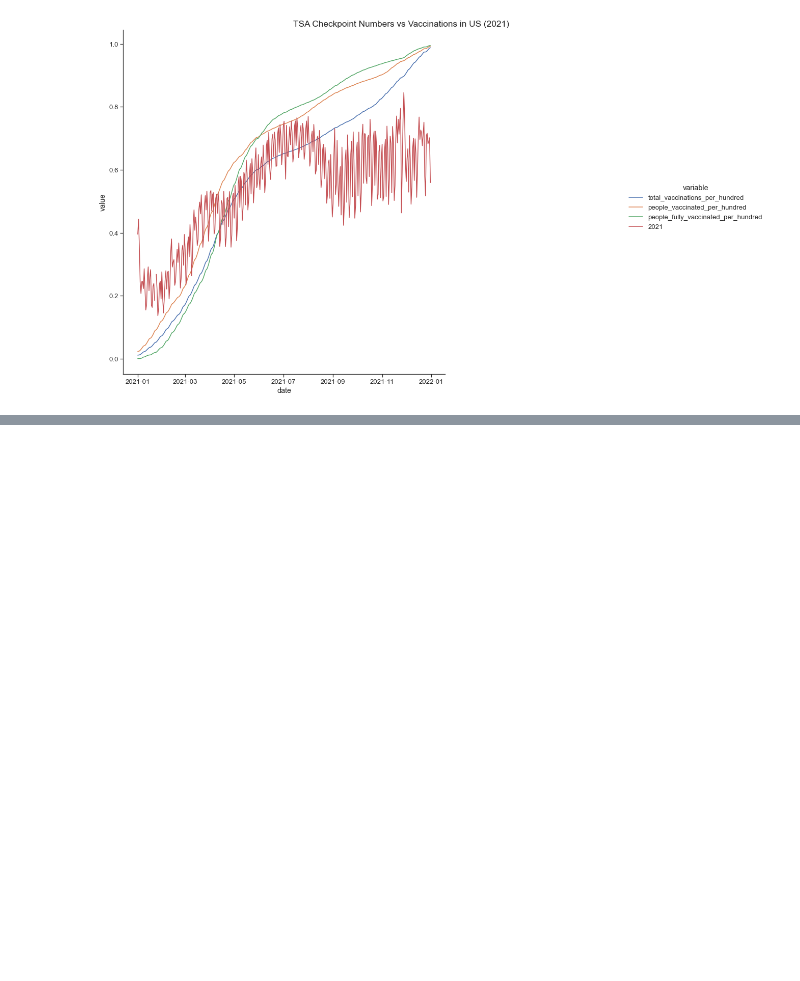
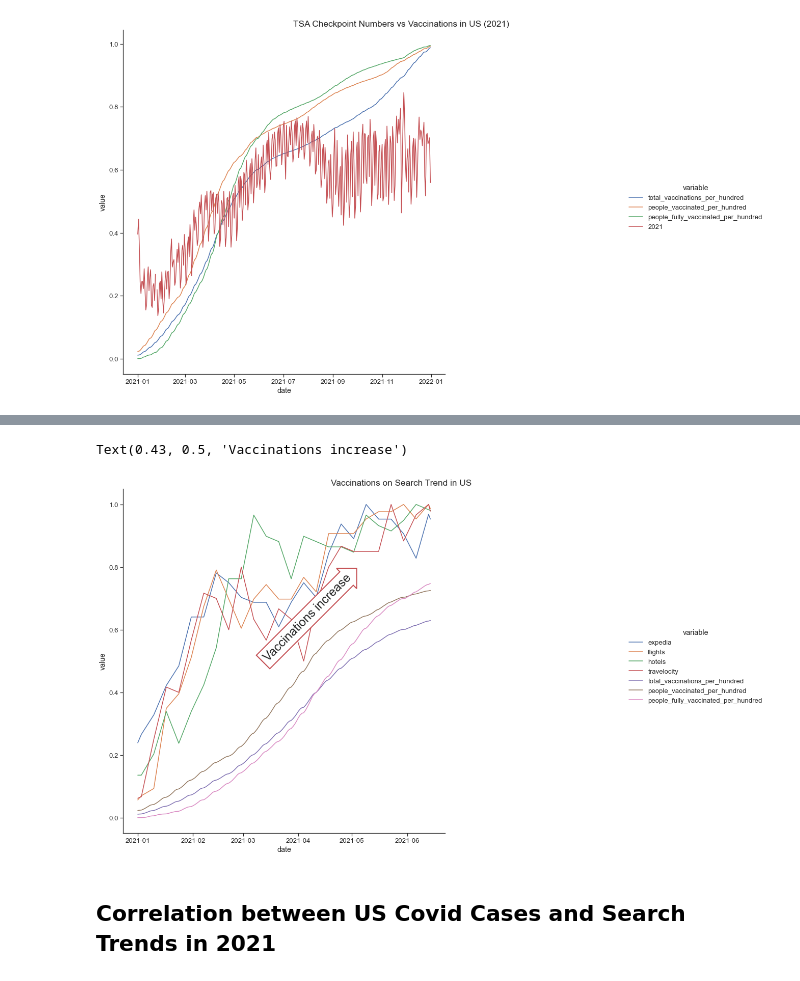
Before and after one commit to jitrapon/mads-milestone-i, a Jupyter notebook: exploration.ipynb, the cells around one changed output, grey strips where cells are left out. Drawn from its saved outputs; the diff is of its cells as text; code cells hidden in the pictures; blank space fills up the shorter version.

```diff
--- a/exploration.ipynb
+++ b/exploration.ipynb
@@ -466,0 +546,12 @@ plot_combined(merged, 'TSA Checkpoint Numbers vs Vaccinations in US (2021)')
+# %%
+# shift the search trend dataframe by the lag period
+lag_period_days = 28
+search_trend_norm_shift_us = search_trend_norm_us.copy()
+search_trend_norm_shift_us['date'] = search_trend_norm_us['date'].apply(lambda x: x - pd.offsets.Day(lag_period_days))
+search_trend_norm_shift_us = search_trend_norm_shift_us[search_trend_norm_shift_us['date'] >= covid_vac_norm_us.iloc[0]['date']]
+# %%
+cutoff_date = pd.Timestamp('2021-06-15')
+merged = pd.merge(search_trend_norm_shift_us[search_trend_norm_shift_us['date'] < cutoff_date],
+                  covid_vac_norm_us[covid_vac_norm_us['date'] < cutoff_date],
+                  on='date', how='outer')
+merged.corr(method='spearman')
@@ -466,0 +567,13 @@ plot_combined(merged, 'TSA Checkpoint Numbers vs Vaccinations in US (2021)')
+# %%
+plot_combined(merged.melt(id_vars=['date']), 'Vaccinations on Search Trend in US')
+ax = plt.gca()
+
+# Correlation
+ax.text(0.43, 0.50, 'Vaccinations increase', transform=ax.transAxes,
+        fontsize=24, rotation=45,
+        bbox=dict(boxstyle="rarrow,pad=0.3", fc="white", ec="r", lw=2))
+# %% [output]
+Text(0.43, 0.5, 'Vaccinations increase')
+[figure, added]
+# %% [markdown]
+## Correlation between US Covid Cases and Search Trends in 2021
```
Also changed, not shown: parts of 28 cells of this notebook.
